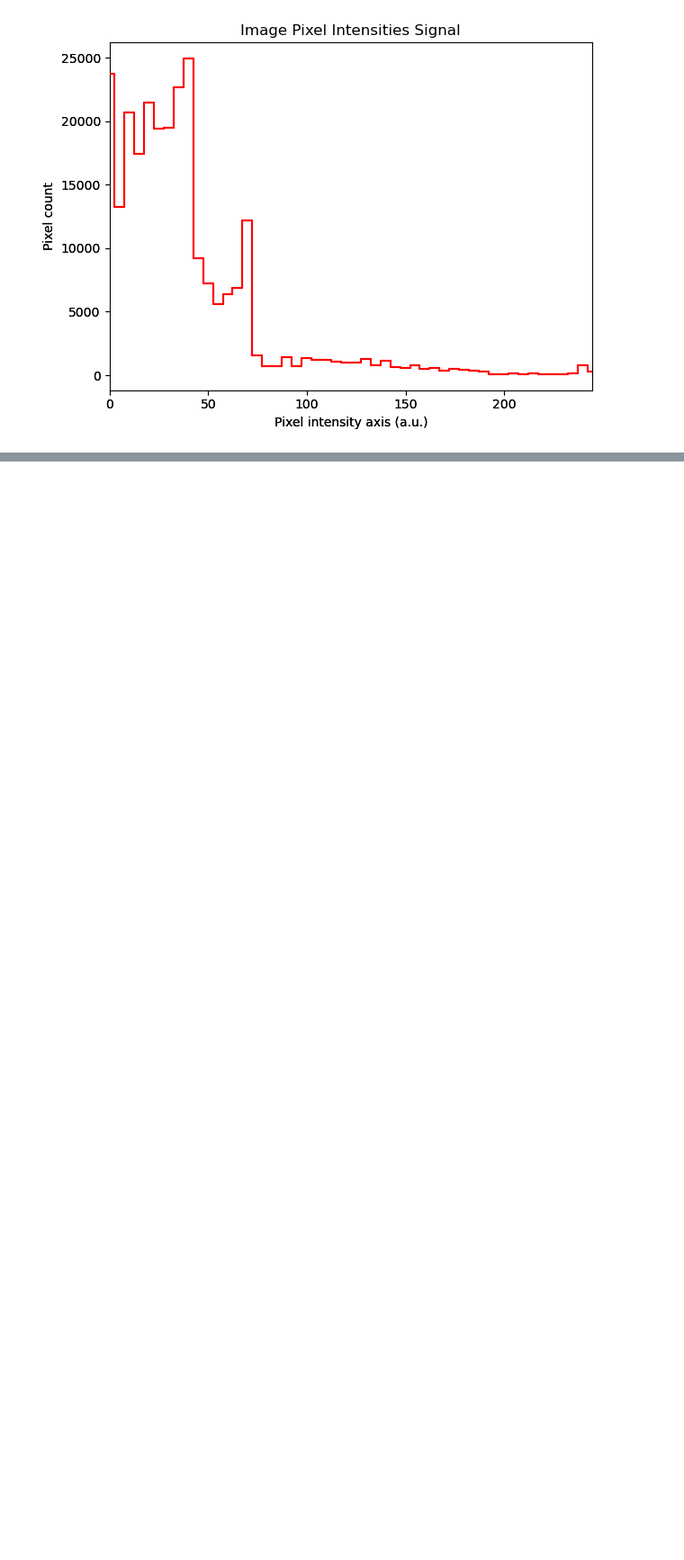
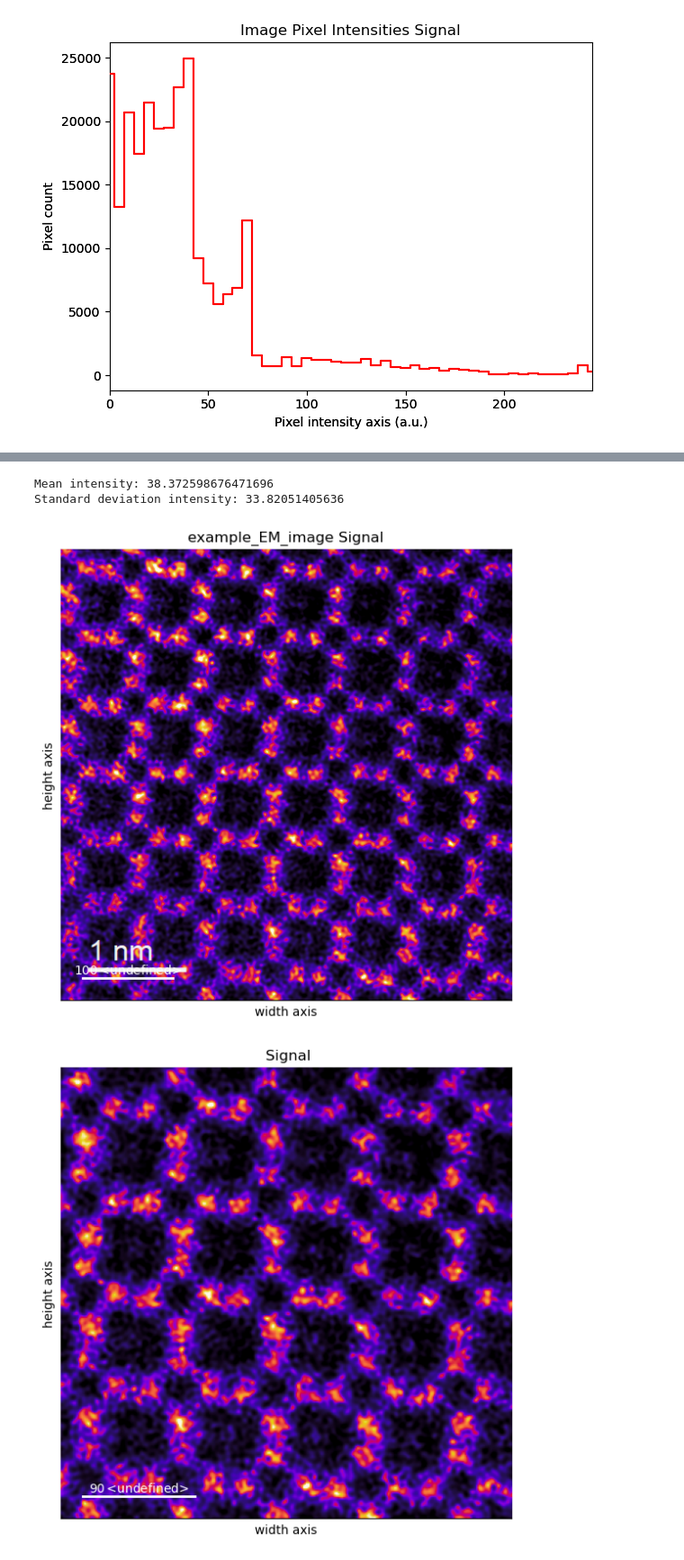
Before and after one commit to eliseetrheim/MSE465_EliseEtrheim, a Jupyter notebook: assignments/assignment_01_setup.ipynb, the cells around one changed output, grey strips where cells are left out. Shown at 90% size. Drawn from its saved outputs; the diff is of its cells as text; code cells hidden in the pictures; blank space fills up the shorter version.

```diff
--- a/assignments/assignment_01_setup.ipynb
+++ b/assignments/assignment_01_setup.ipynb
@@ -194,0 +197,38 @@ Standard deviation intensity: <Signal2D, title: Grayscale example_EM_Image Signa
+# %%
+# Set up
+import hyperspy.api as hs
+import numpy as np
+
+# Inspect and display image
+s = hs.load("example_EM_image.tif")
+s.plot()
+
+# Crop image to remove embedded scale bar
+crop_s = s.isig[140:503,140:503]
+crop_s.plot()
+
+# Compress rgb channels to grayscale
+crop_s_data_gray = (0.299*crop_s.data['R'].astype(float)+0.587*crop_s.data['G'].astype(float)+0.114*crop_s.data['B'].astype(float))
+crop_s_gray = hs.signals.Signal2D(crop_s_data_gray)
+
+# Compute basic statistics
+mean_intensity = crop_s_data_gray.mean()
+std_intensity = crop_s_data_gray.std()
+
+print("Mean intensity:", mean_intensity)
+print("Standard deviation intensity:", std_intensity)
+
+# Plot histogram of pixel intensities
+hist = crop_s_gray.get_histogram(bins=50)
+ham = hist.axes_manager
+hist.metadata.Signal.quantity = "Pixel count"
+hist.metadata.Signal.units = "counts"
+hist.metadata.General.title = "Image Pixel Intensities"
+ham[0].name = "Pixel intensity"
+ham[0].units = "a.u."
+hist.plot()
+# %% [output]
+Mean intensity: 38.372598676471696
+Standard deviation intensity: 33.82051405636
+[figure, added]
+[figure, added]
```
Also changed, not shown: parts of 4 cells of this notebook.
